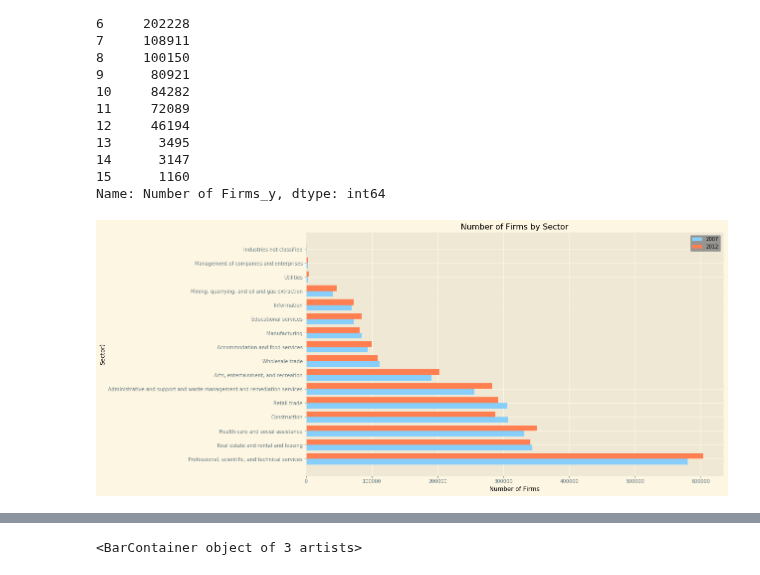
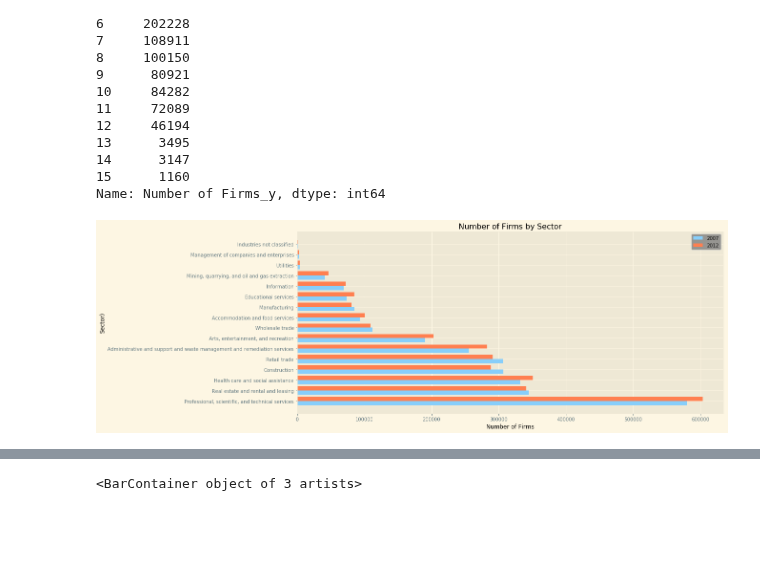
Before and after one commit to tafolabi/Project_Alpha, a Jupyter notebook: 2007.ipynb, the cells around one changed output, grey strips where cells are left out. Cells and saved outputs as stored; diff of their text form; code cells hidden in the pictures; blank space fills up the shorter version.

```diff
--- a/2007.ipynb
+++ b/2007.ipynb
@@ -677,28 +600,28 @@ Name: Number of Firms_y, dtype: int64
 # %%
 #sector_total=pd.concat([df_total,df_total2])
 # plt.barh(merge_sectors["Sector"],merge_sectors["Number of Firms_x"],label=2007)
 # plt.barh(merge_sectors["Sector"],merge_sectors["Number of Firms_y"],label= 2012)
 # plt.title('Revenue of Firms per Sector', color='black')
 # plt.ylabel(('Sector)'), color='black')
 # plt.xlabel(('Number of Firms'), color='black')
 
 #plt.ticklabel_format(style='plain', axis='y', color='black')
 
 ypos = np.arange(len(merge_sectors["Sector"]))
 plt.yticks(ypos+0.2, merge_sectors["Sector"])
 bar_width = 0.4
 plt.title('Number of Firms by Sector', color='black')
 plt.ylabel(('Sector)'), color='black')
 plt.xlabel(('Number of Firms'), color='black')
 plt.barh(ypos,num_2007,bar_width,label='2007', facecolor='lightskyblue', align='center')
 plt.barh(ypos+bar_width, num_2012,bar_width,label='2012', facecolor='coral', align='center')
 legend = plt.legend()
-plt.rcParams['figure.figsize']= (14,7)
+plt.rcParams['figure.figsize']= (18,7)
 plt.style.use('Solarize_Light2')
 legend.get_frame().set_facecolor('grey')
 plt.savefig("Output/Top 5 and Bottom 5 Sectors for both 2007 and 2012.png")
 # %% [output]
-[figure, old version]
+[figure, new version]
 # %%
 sector_total=pd.concat([df_total,df_total2])
 plt.barh(sector_total["Sector"],sector_total["Number of Firms"])
```
Also changed, not shown: parts of 13 cells of this notebook, 1 other file.
